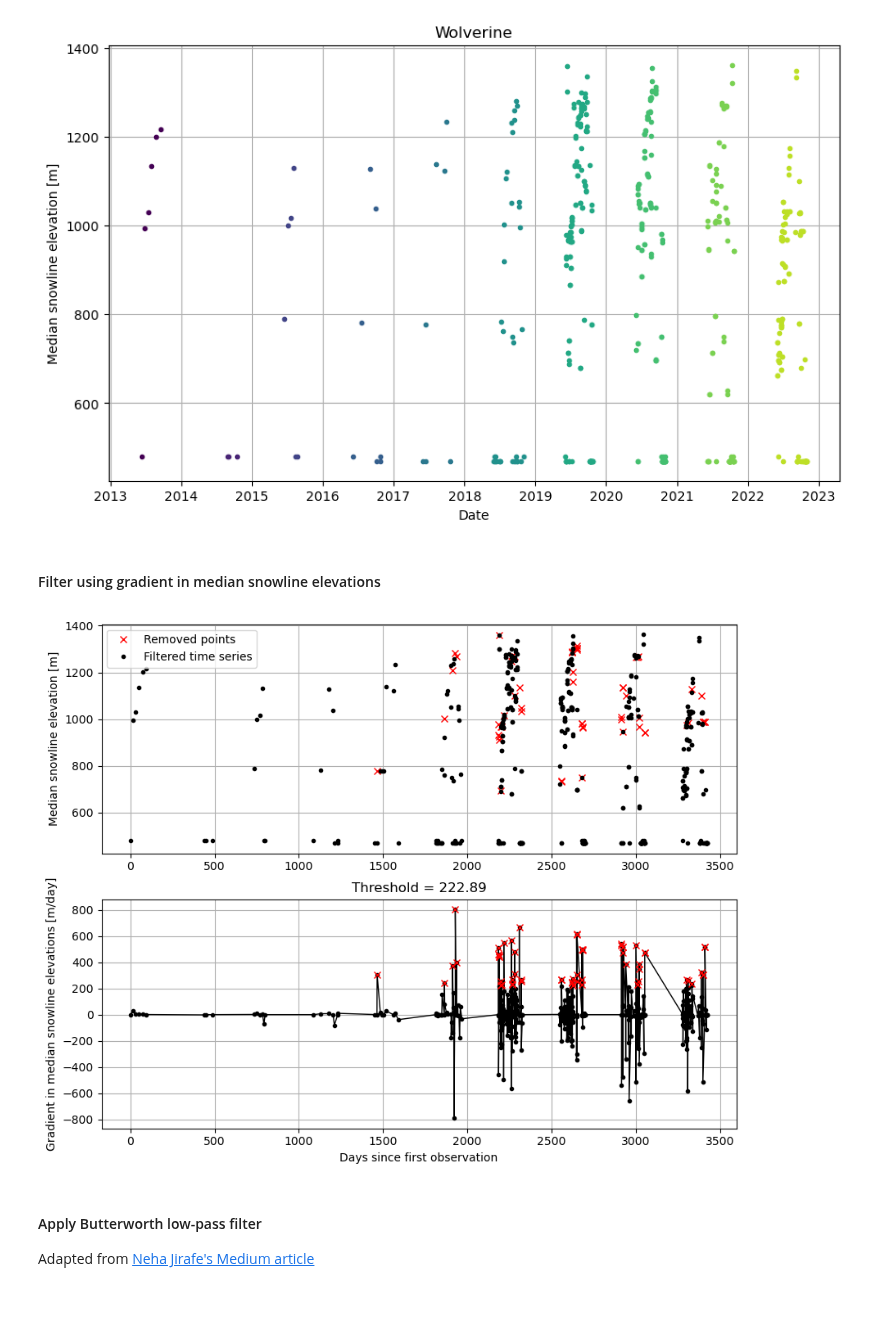
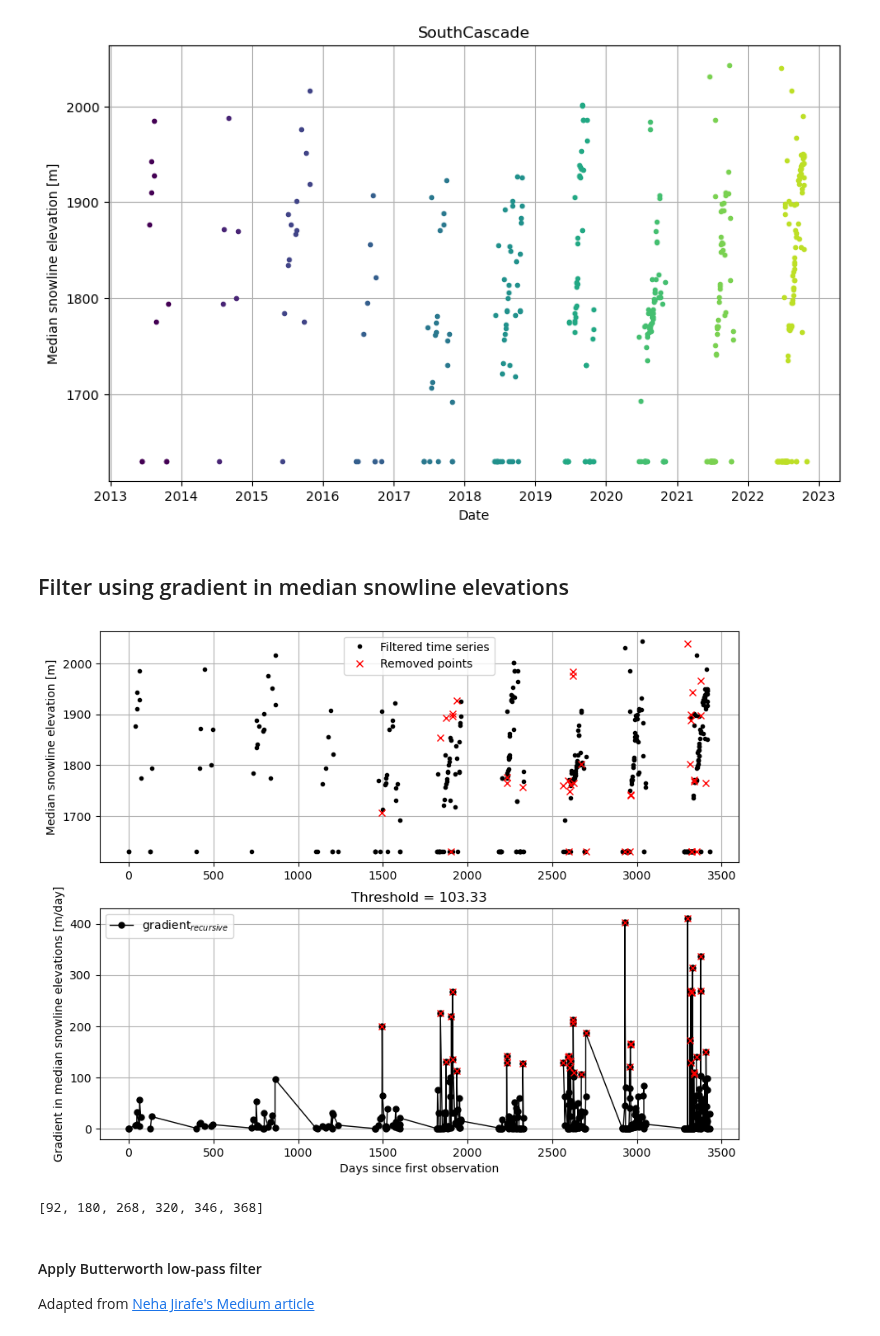
Before and after one commit to RaineyAbe/glacier-snow-cover-mapping, a Jupyter notebook: notebooks/drafts_untested/filter_snowline_timeseries_automatic.ipynb, the cells around one changed output. Cells and saved outputs as stored; diff of their text form; code cells hidden in the pictures; blank space fills up the shorter version.

Commit message:
manual filtering: started ipyleaflet, automatic filtering: tried using both forward and recursive gradients to threshold (doesn't work well)

```diff
--- a/notebooks/drafts_untested/filter_snowline_timeseries_automatic.ipynb
+++ b/notebooks/drafts_untested/filter_snowline_timeseries_automatic.ipynb
@@ -3,7 +5,7 @@
 # path to snow-cover-mapping
 base_path = '/Users/raineyaberle/Research/PhD/snow_cover_mapping/snow-cover-mapping/'
 # specify site name
-site_name = 'Wolverine'
+site_name = 'SouthCascade'
 # path where figures will be saved
 figures_out_path = '/Users/raineyaberle/Google Drive/My Drive/Research/PhD/snow_cover_mapping/study-sites/' + site_name + '/figures/'
 # path to snowline files
@@ -69,9 +71,9 @@ plt.xlabel('Date')
 plt.title(site_name)
 plt.show()
 # %% [output]
-[figure, old version]
+[figure, new version]
 # %% [markdown]
-#### Filter using gradient in median snowline elevations
+## Filter using gradient in median snowline elevations
 # %%
 # -----Create array of days since first observation date
 min_date = np.nanmin(sl_est_full['datetime'].values.astype('datetime64[D]'))
@@ -80,49 +82,74 @@ sl_days = (sl_est_full['datetime'].values.astype('datetime64[D]') - min_date).as
 sl = sl_est_full['snowlines_elevs_median_m'].values
 
 # -----Filter snowline elevations using gradient in median snowline elevations
 # define threshold based on site elevation range
 min_elev, max_elev = np.nanmin(sl), np.nanmax(sl)
 threshold = (max_elev - min_elev)*0.25 # gradient threshold
 # calculate change in snow elevation between each data point
 Iremove = [] # indices of snowlines to remove
-sl_gradient = np.zeros(len(sl)) # [m/day]
-for i in np.arange(1,len(sl_gradient)):
-    # if previous point was filtered out, use second to last observation to calculate gradient
+gradient_recursive = np.zeros(len(sl))
+gradient_forward = np.zeros(len(sl))
+for i in np.arange(1,len(sl)-1):
+
+    # -----Calculate both forward and recursive gradients (where possible)
+    # # calculate recursive gradient
+    # if sl_days[i]!=sl_days[i-1]: # if previous point is on a different day
+    #     gradient_recursive[i] = np.abs((sl[i] - sl[i-1]) / (sl_days[i] - sl_days[i-1]))
+    # else: # if previous point is on the same day, don't count day change
+    #     gradient_recursive[i] = np.abs(sl[i] - sl[i-1])
+    # # calculate forward gradient
+    # if sl_days[i]!=sl_days[i+1]: # if previous point is on a different day
+    #     gradient_forward[i] = np.abs((sl[i+1] - sl[i]) / (sl_days[i+1] - sl_days[i]))
+    # else: # if previous point is on the same day, don't count day change
+    #     gradient_forward[i] = np.abs(sl[i+1] - sl[i])
+    # # if both gradients exceed the threshold, add i to Iremove to filter out
+    # if (gradient_recursive[i] > threshold) & (gradient_forward[i] > threshold):
+    #     Iremove += [i]
+
+    # -----Calculate just the recursive gradient
+    # if previous point was removed, use second to last point
     if i-1 in Iremove:
         if sl_days[i]!=sl_days[i-2]: # if previous point is on a different day
-            sl_gradient[i] = (sl[i] - sl[i-2]) / (sl_days[i] - sl_days[i-2])
-        else: # if previous point is on the same day
-            sl_gradient[i] = (sl[i] - sl[i-2])
-    # otherwise, use previous observation to calculate gradient
+            gradient_recursive[i] = np.abs((sl[i] - sl[i-2]) / (sl_days[i] - sl_days[i-2]))
+        else: # if previous point is on the same day, don't count day change
+            gradient_recursive[i] = np.abs(sl[i] - sl[i-2])
+    # otherwise, use previous point
     else:
         if sl_days[i]!=sl_days[i-1]: # if previous point is on a different day
-            sl_gradient[i] = (sl[i] - sl[i-1]) / (sl_days[i] - sl_days[i-1])
-        else:
-            sl_gradient[i] = (sl[i] - sl[i-1])
-    # if gradient exceeds threshold, add to list of filter indices
-    if (sl_gradient[i] > threshold):
+            gradient_recursive[i] = np.abs((sl[i] - sl[i-1]) / (sl_days[i] - sl_days[i-1]))
+        else: # if previous point is on the same day, don't count day change
+            gradient_recursive[i] = np.abs(sl[i] - sl[i-1])
+    # if gradient exceed the threshold, add i to Iremove to filter out
+    if (gradient_recursive[i] > threshold):
         Iremove += [i]
+
 # Apply filter
 sl_filt = np.delete(sl, Iremove)
 sl_days_filt = np.delete(sl_days, Iremove)
 sl_removed = sl[Iremove]
 sl_days_removed = sl_days[Iremove]
 
 # -----Plot results
 fig, ax = plt.subplots(2,1, figsize=(10,8))
+ax[0].plot(sl_days_filt, sl_filt, '.k', label='Filtered time series')
 ax[0].plot(sl_days_removed, sl_removed, 'xr', label='Removed points')
-ax[0].plot(sl_days_filt, sl_filt, '.k', label='Filtered time series')
 ax[0].set_ylabel('Median snowline elevation [m]')
 ax[0].grid()
 ax[0].legend(loc='best')
-ax[1].plot(sl_days, sl_gradient, '.-k', linewidth=1)
-ax[1].plot(sl_days_removed, sl_gradient[Iremove], 'xr')
+ax[1].plot(sl_days, gradient_recursive, '.-k', markersize=10, linewidth=1, label='gradient$_{recursive}$')
+# ax[1].plot(sl_days, gradient_forward, '.', color='grey', linewidth=1, label='gradient$_{forward}$')
+ax[1].plot(sl_days_removed, gradient_recursive[Iremove], 'xr')
 ax[1].set_ylabel('Gradient in median snowline elevations [m/day]')
 ax[1].set_xlabel('Days since first observation')
 ax[1].set_title('Threshold = '+str(np.round(threshold,2)))
+ax[1].legend(loc='best')
 ax[1].grid()
 # %% [output]
-[figure, old version]
+[figure, new version]
+# %%
+Iremove
+# %% [output]
+[92, 180, 268, 320, 346, 368]
 # %% [markdown]
 #### Apply Butterworth low-pass filter
 
```
Also changed, not shown: parts of 1 cell of this notebook, 1 other file.
